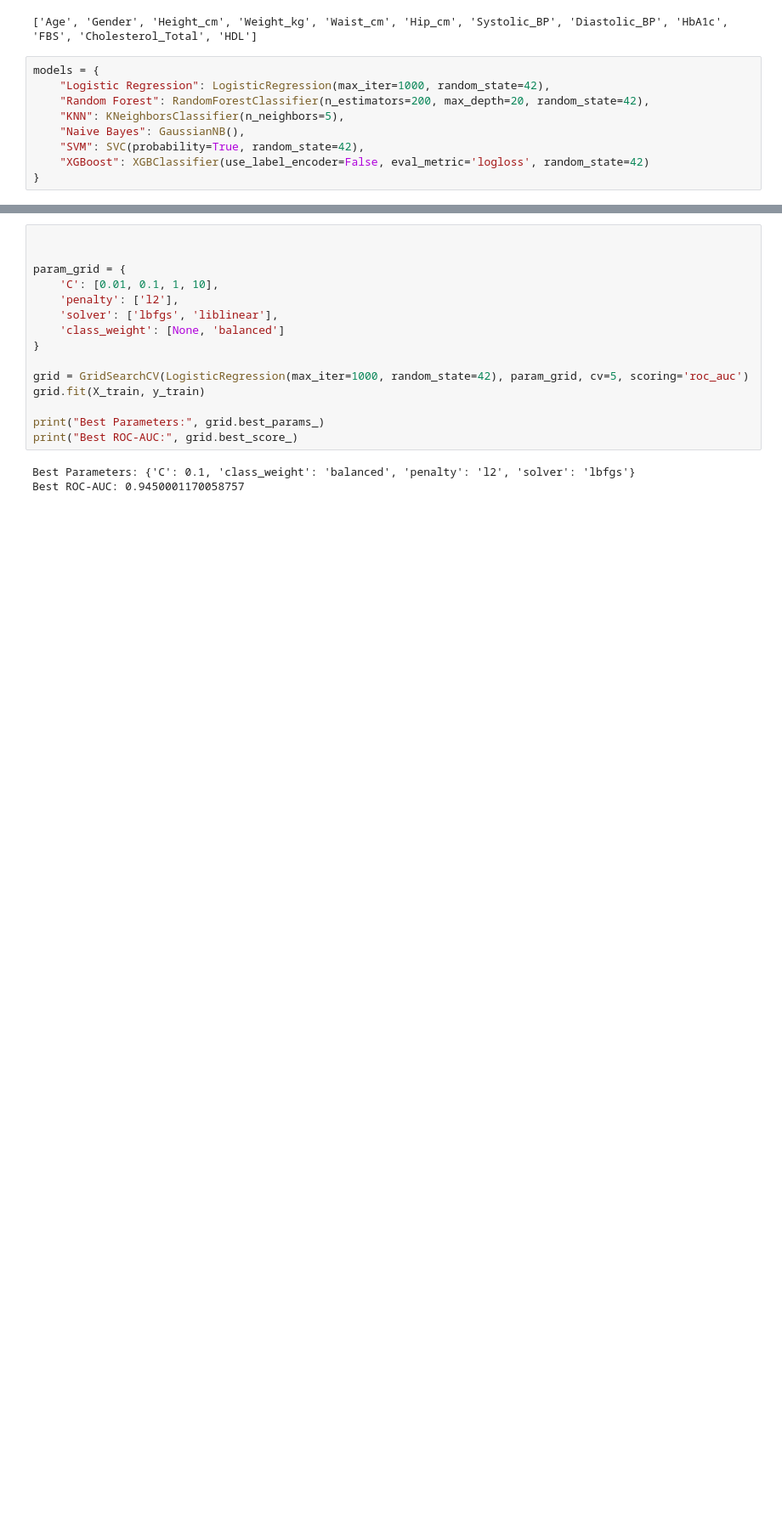
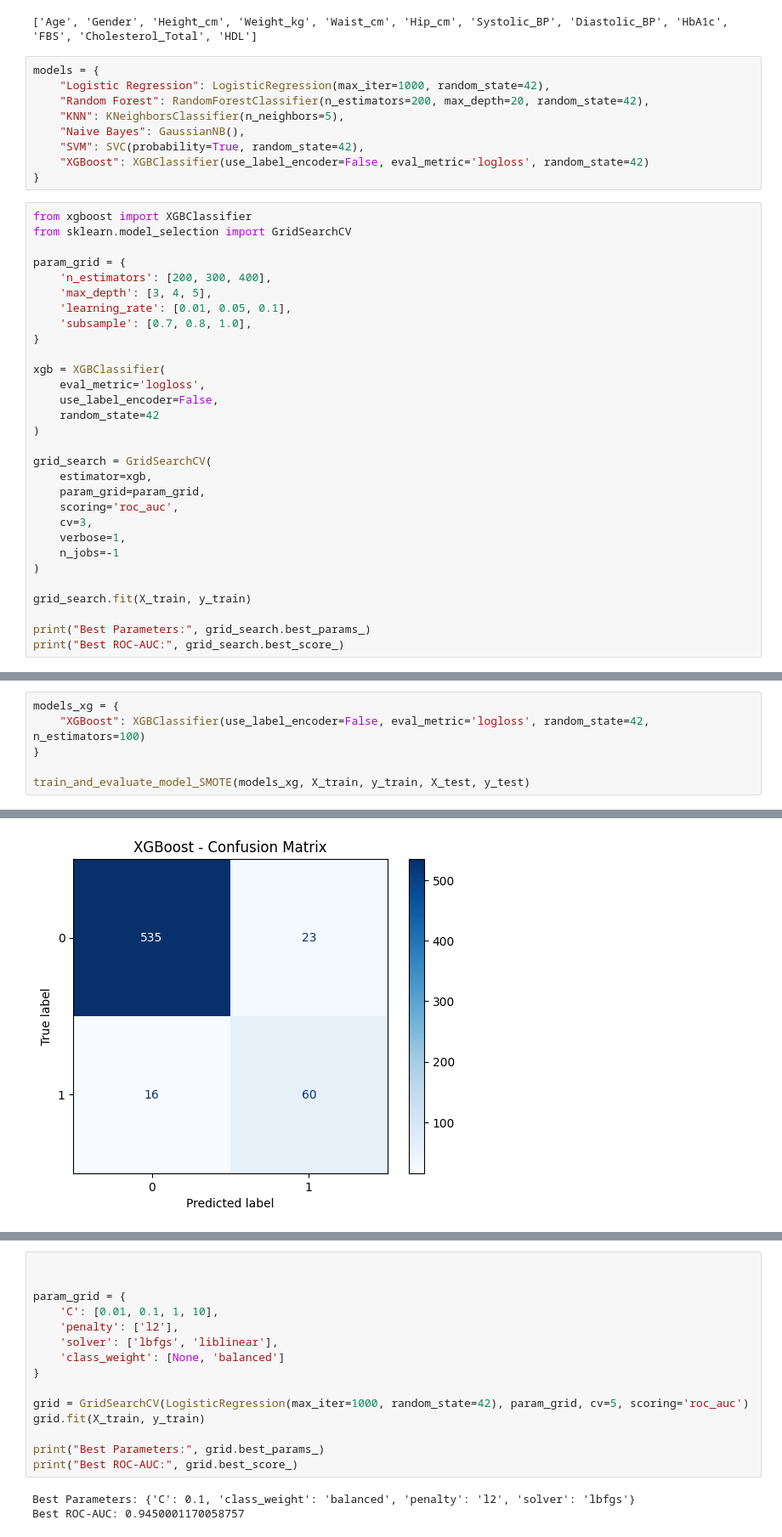
Before and after one commit to Jarmen24/thesis_diabetes, a Jupyter notebook: train_data.ipynb, the cells around one changed output, grey strips where cells are left out. Shown: that part at 85% size. Saved outputs shown, nothing was run; the diff lists cells and outputs as text; blank space fills up the shorter version.

```diff
--- a/train_data.ipynb
+++ b/train_data.ipynb
@@ -207,3 +194,33 @@ models = {
     "SVM": SVC(probability=True, random_state=42),
     "XGBoost": XGBClassifier(use_label_encoder=False, eval_metric='logloss', random_state=42)
 }
+# %%
+from xgboost import XGBClassifier
+from sklearn.model_selection import GridSearchCV
+
+param_grid = {
+    'n_estimators': [200, 300, 400],
+    'max_depth': [3, 4, 5],
+    'learning_rate': [0.01, 0.05, 0.1],
+    'subsample': [0.7, 0.8, 1.0],
+}
+
+xgb = XGBClassifier(
+    eval_metric='logloss',
+    use_label_encoder=False,
+    random_state=42
+)
+
+grid_search = GridSearchCV(
+    estimator=xgb,
+    param_grid=param_grid,
+    scoring='roc_auc',
+    cv=3,
+    verbose=1,
+    n_jobs=-1
+)
+
+grid_search.fit(X_train, y_train)
+
+print("Best Parameters:", grid_search.best_params_)
+print("Best ROC-AUC:", grid_search.best_score_)
@@ -390,0 +412,7 @@ weighted avg       0.94      0.91      0.92       634
+# %%
+models_xg = {
+    "XGBoost": XGBClassifier(use_label_encoder=False, eval_metric='logloss', random_state=42, n_estimators=100)
+}
+
+train_and_evaluate_model_SMOTE(models_xg, X_train, y_train, X_test, y_test)
+# %% [output]
@@ -390,0 +430 @@ weighted avg       0.94      0.91      0.92       634
+[figure, added]
```
Also changed, not shown: parts of 9 cells of this notebook.
